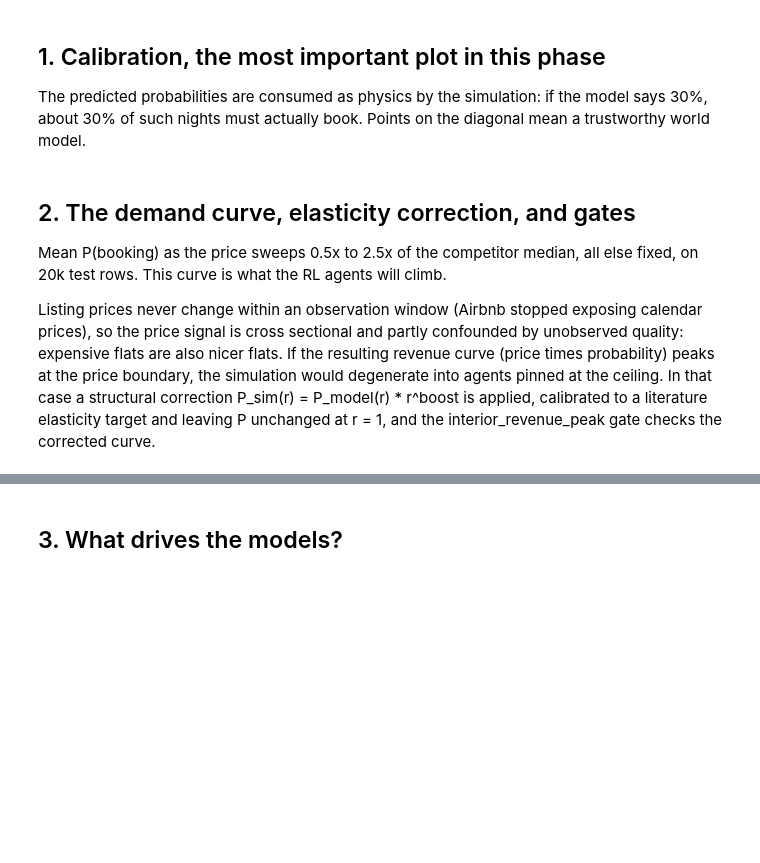
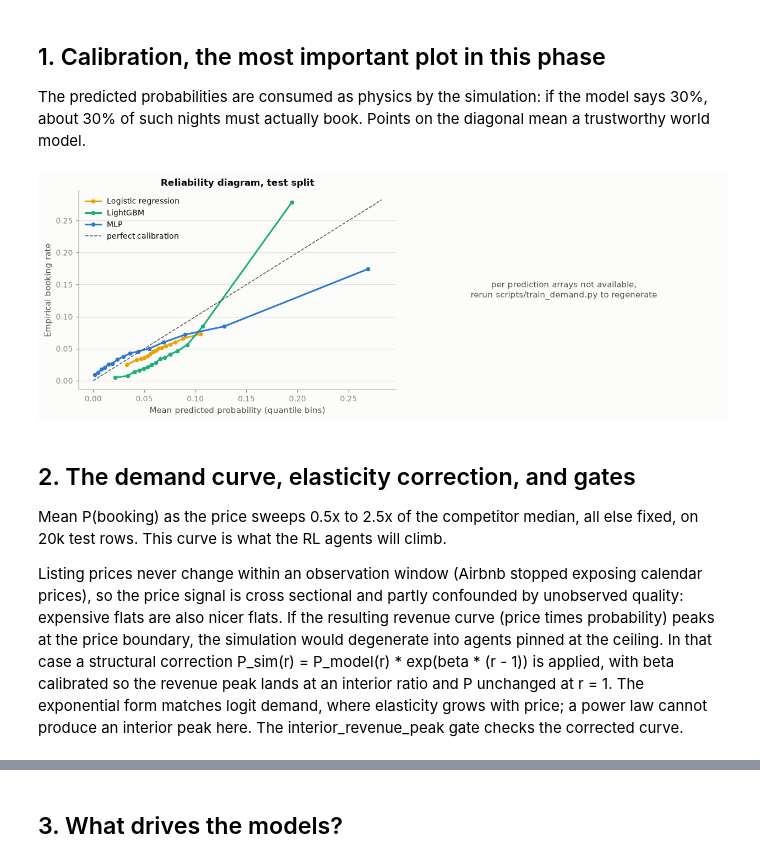
Before and after one commit to LazarSazdov/marl-dqn-dynamic-pricing, a Jupyter notebook: notebooks/02_demand_model.ipynb, the cells around one changed output, grey strips where cells are left out. Drawn from its saved outputs; the diff is of its cells as text; code cells hidden in the pictures; blank space fills up the shorter version.

Commit message:
feat: add results to notebooks 01 and 02

```diff
--- a/notebooks/02_demand_model.ipynb
+++ b/notebooks/02_demand_model.ipynb
@@ -28,7 +28,9 @@ from airbnb_marl.utils.paths import results_dir
 apply_style()
 ART = results_dir() / 'demand'
 metrics = json.loads((ART / 'metrics.json').read_text())
-arrays = np.load(ART / 'eval_arrays.npz')
+# per prediction arrays are written by train_demand.py but not shared through
+# git; the notebook degrades to the metrics.json content without them
+arrays = np.load(ART / 'eval_arrays.npz') if (ART / 'eval_arrays.npz').exists() else None
 
 MODEL_LABEL = {'lr': 'Logistic regression', 'lgbm': 'LightGBM', 'mlp': 'MLP',
                'mlp_calibrated': 'MLP + isotonic'}
@@ -46,30 +54,37 @@ about 30% of such nights must actually book. Points on the diagonal mean a trust
 # %%
 fig, axes = plt.subplots(1, 2, figsize=(11.5, 4.2))
 
 for name, pts in metrics['calibration_curves_test'].items():
     axes[0].plot(pts['mean_predicted'], pts['fraction_positive'], marker='o', markersize=4,
                  color=MODEL_COLOR[name], label=MODEL_LABEL[name])
 lim = max(max(p['mean_predicted']) for p in metrics['calibration_curves_test'].values()) * 1.05
 axes[0].plot([0, lim], [0, lim], '--', color=INK_SECONDARY, linewidth=1, label='perfect calibration')
 axes[0].set_xlabel('Mean predicted probability (quantile bins)')
 axes[0].set_ylabel('Empirical booking rate')
 axes[0].set_title('Reliability diagram, test split')
 axes[0].legend()
 
-final = metrics['final_model']
-y_test = arrays['y_test']
-p_final = arrays[f'p_{final}']
-bins = np.linspace(0, max(p_final.max(), 0.5), 40)
-axes[1].hist(p_final[y_test == 0], bins=bins, alpha=0.65, label='not booked',
-             color=PALETTE[0], edgecolor='none')
-axes[1].hist(p_final[y_test == 1], bins=bins, alpha=0.65, label='booked',
-             color=PALETTE[5], edgecolor='none')
-axes[1].set_yscale('log')
-axes[1].set_xlabel(f'Predicted probability ({MODEL_LABEL[final]})')
-axes[1].set_ylabel('Nights (log)')
-axes[1].set_title('Prediction distribution by outcome')
-axes[1].legend()
+if arrays is not None:
+    final = metrics['final_model']
+    y_test = arrays['y_test']
+    p_final = arrays[f'p_{final}']
+    bins = np.linspace(0, max(p_final.max(), 0.5), 40)
+    axes[1].hist(p_final[y_test == 0], bins=bins, alpha=0.65, label='not booked',
+                 color=PALETTE[0], edgecolor='none')
+    axes[1].hist(p_final[y_test == 1], bins=bins, alpha=0.65, label='booked',
+                 color=PALETTE[5], edgecolor='none')
+    axes[1].set_yscale('log')
+    axes[1].set_xlabel(f'Predicted probability ({MODEL_LABEL[metrics["final_model"]]})')
+    axes[1].set_ylabel('Nights (log)')
+    axes[1].set_title('Prediction distribution by outcome')
+    axes[1].legend()
+else:
+    axes[1].set_axis_off()
+    axes[1].text(0.5, 0.5, 'per prediction arrays not available,\nrerun scripts/train_demand.py to regenerate',
+                 ha='center', va='center', color=INK_SECONDARY)
 plt.tight_layout(); plt.show()
+# %% [output]
+[figure, added]
 # %% [markdown]
 ## 2. The demand curve, elasticity correction, and gates
 
@@ -80,9 +95,10 @@ Listing prices never change within an observation window (Airbnb stopped exposin
 so the price signal is cross sectional and partly confounded by unobserved quality: expensive flats
 are also nicer flats. If the resulting revenue curve (price times probability) peaks at the price
 boundary, the simulation would degenerate into agents pinned at the ceiling. In that case a
-structural correction P_sim(r) = P_model(r) * r^boost is applied, calibrated to a literature
-elasticity target and leaving P unchanged at r = 1, and the interior_revenue_peak gate checks the
-corrected curve.
+structural correction P_sim(r) = P_model(r) * exp(beta * (r - 1)) is applied, with beta calibrated
+so the revenue peak lands at an interior ratio and P unchanged at r = 1. The exponential form
+matches logit demand, where elasticity grows with price; a power law cannot produce an interior
+peak here. The interior_revenue_peak gate checks the corrected curve.
 # %%
 dc = metrics['demand_curve_test_sample']
 dc_raw = metrics['demand_curve_uncorrected']
```
Also changed, not shown: parts of 3 cells of this notebook, 1 other file.
